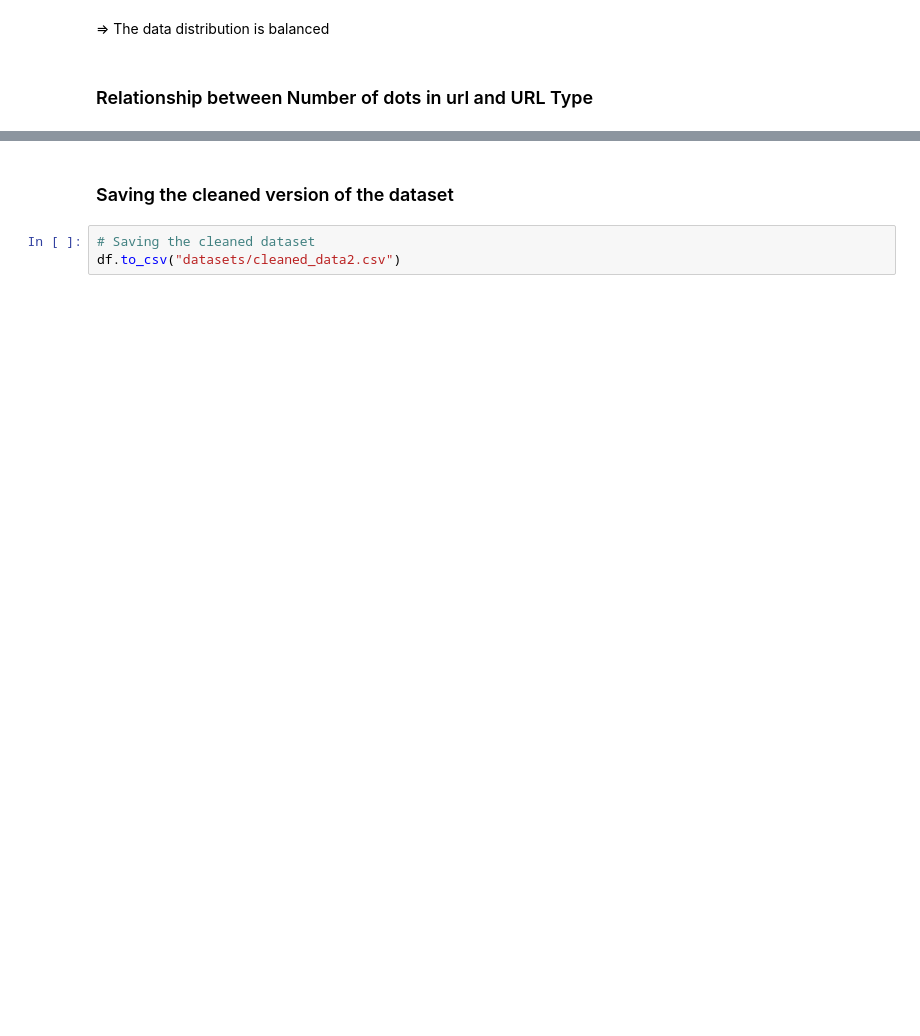
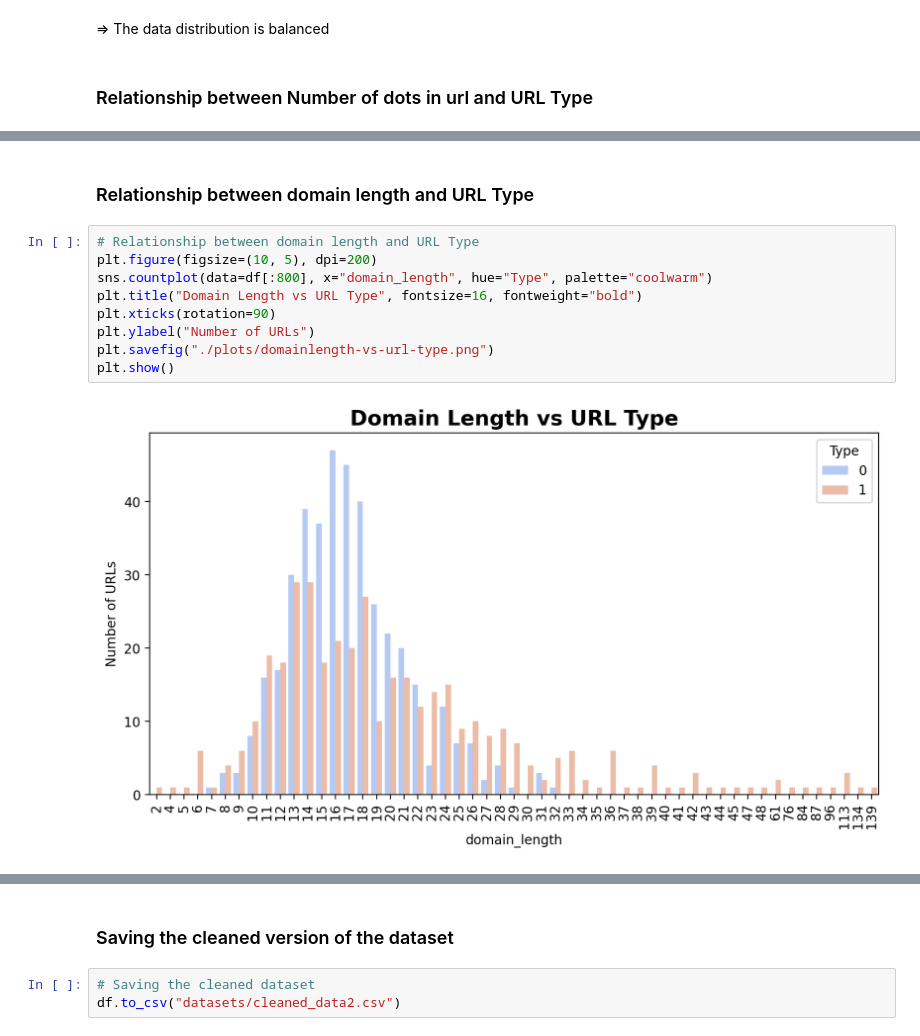
Before and after one commit to DejusDevspace/phishing-detector-ml-cli-toolkit, a Jupyter notebook: data_exploration.ipynb, the cells around one changed output, grey strips where cells are left out. Drawn from its saved outputs; the diff is of its cells as text; blank space fills up the shorter version.

```diff
--- a/data_exploration.ipynb
+++ b/data_exploration.ipynb
@@ -103,0 +128,13 @@ From the relationship between tld (top-level domain) and url type, most benign u
+# %% [markdown]
+### Relationship between domain length and URL Type
+# %%
+# Relationship between domain length and URL Type
+plt.figure(figsize=(10, 5), dpi=200)
+sns.countplot(data=df[:800], x="domain_length", hue="Type", palette="coolwarm")
+plt.title("Domain Length vs URL Type", fontsize=16, fontweight="bold")
+plt.xticks(rotation=90)
+plt.ylabel("Number of URLs")
+plt.savefig("./plots/domainlength-vs-url-type.png")
+plt.show()
+# %% [output]
+[figure, added]
```
Also changed, not shown: parts of 15 cells of this notebook.
